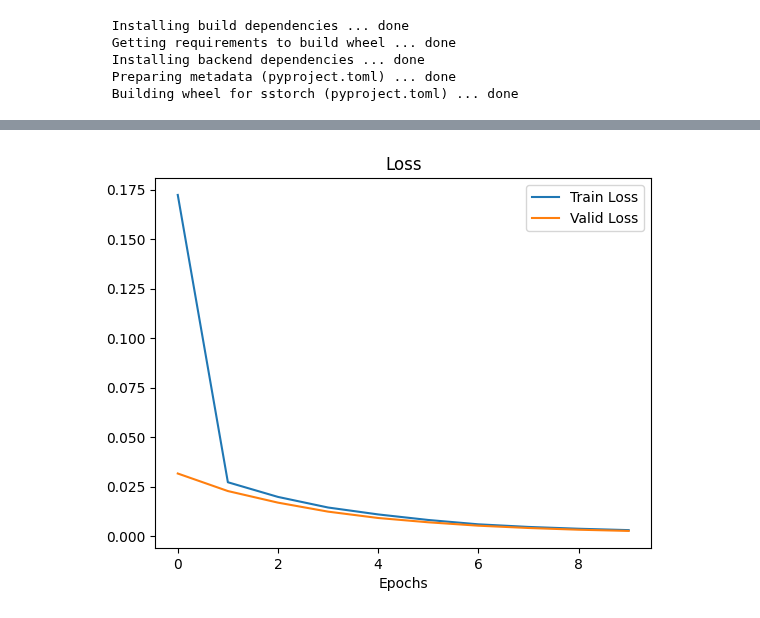
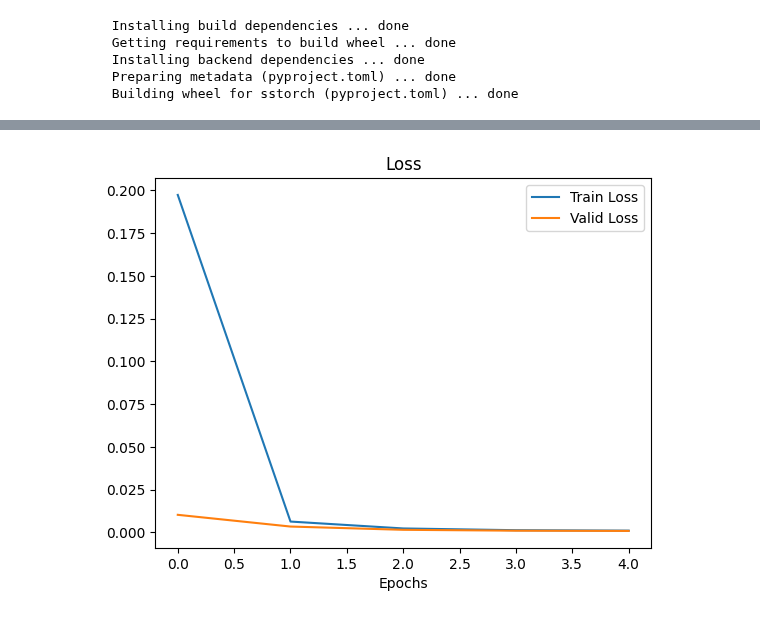
Before and after one commit to ronald-hk-chung/ssnotebook, a Jupyter notebook: basics_of_neural_network/introduction_to_pytorch_workflow.ipynb, the cells around one changed output, grey strips where cells are left out. Drawn from its saved outputs; the diff is of its cells as text; code cells hidden in the pictures.

```diff
--- a/basics_of_neural_network/introduction_to_pytorch_workflow.ipynb
+++ b/basics_of_neural_network/introduction_to_pytorch_workflow.ipynb
@@ -97,7 +97,7 @@ For our small Dataset, we can just simply use `TensorDataset` class to create a
 # %%
 from torch.utils.data import TensorDataset
 
-train_data = TensorDataset(X_valid, y_valid)
+train_data = TensorDataset(X_train, y_train)
 valid_data = TensorDataset(X_valid, y_valid)
 print(train_data[0])
 # %% [output]
@@ -374,4 +374,4 @@ class LinearLearner(SSTLearner):
         loss = self.loss_fn(y_logits, y)
         return loss, 0
 # %%
-learner = LinearLearner()
+sstlearner = LinearLearner()
@@ -400,0 +378,2 @@ Epoch: 10 | LR: 1.0E-01 | train_loss: 0.003 | valid_loss: 0.003
+# %%
+sstlearner.train(5)
@@ -406,4 +396,4 @@ OrderedDict([('linear.weight', tensor([[0.6459]], device='cuda:0')),
 # %%
-learner.plot_loss_curve()
+sstlearner.plot_loss_curve()
 # %% [output]
-[figure, old version]
+[figure, new version]
```
Also changed, not shown: parts of 8 cells of this notebook.
